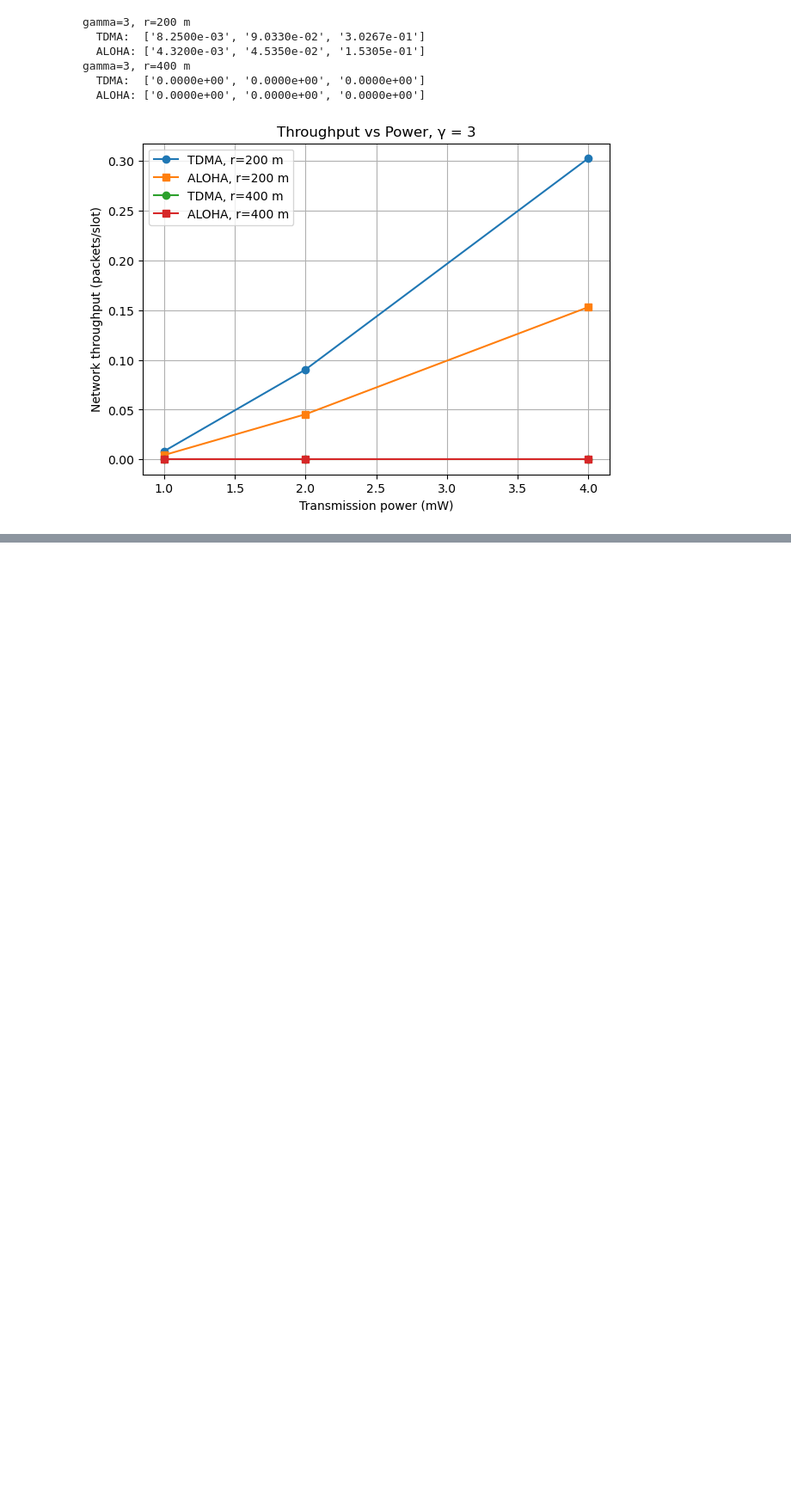
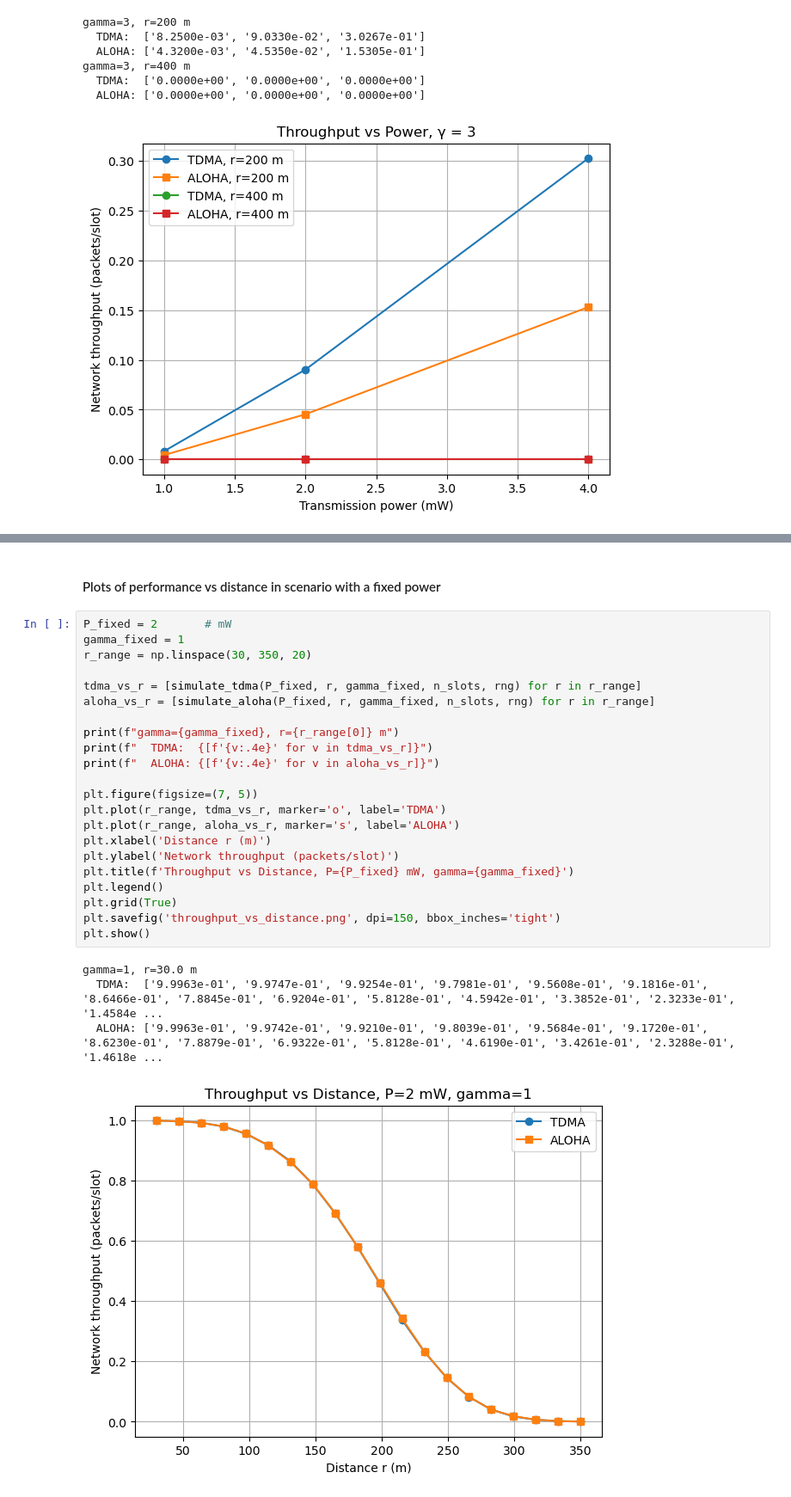
Before and after one commit to SofiaAngelaKnutas/TDDE58_lab, a Jupyter notebook: wireless_simulation.ipynb, the cells around one changed output, grey strips where cells are left out. Shown at 86% size. Cells and saved outputs as stored; diff of their text form; blank space fills up the shorter version.

```diff
--- a/wireless_simulation.ipynb
+++ b/wireless_simulation.ipynb
@@ -149 +147,30 @@ At r=400m: $r^{-4} = 400^{-4} \approx 3.91 \times 10^{-11}$
 Even at the highest tested power (P=4mW) the avarage slot isn't close to succeeding; a packet only gets through when the random channel gain h happens to be very much larger than usual. And because h is exponential with mean 1, the probability of drawing a value that large is unlikely and rare.
+# %% [markdown]
+#### Plots of performance vs distance in scenario with a fixed power
+# %%
+P_fixed = 2       # mW
+gamma_fixed = 1
+r_range = np.linspace(30, 350, 20)
+
+tdma_vs_r = [simulate_tdma(P_fixed, r, gamma_fixed, n_slots, rng) for r in r_range]
+aloha_vs_r = [simulate_aloha(P_fixed, r, gamma_fixed, n_slots, rng) for r in r_range]
+
+print(f"gamma={gamma_fixed}, r={r_range[0]} m")
+print(f"  TDMA:  {[f'{v:.4e}' for v in tdma_vs_r]}")
+print(f"  ALOHA: {[f'{v:.4e}' for v in aloha_vs_r]}")
+
+plt.figure(figsize=(7, 5))
+plt.plot(r_range, tdma_vs_r, marker='o', label='TDMA')
+plt.plot(r_range, aloha_vs_r, marker='s', label='ALOHA')
+plt.xlabel('Distance r (m)')
+plt.ylabel('Network throughput (packets/slot)')
+plt.title(f'Throughput vs Distance, P={P_fixed} mW, gamma={gamma_fixed}')
+plt.legend()
+plt.grid(True)
+plt.savefig('throughput_vs_distance.png', dpi=150, bbox_inches='tight')
+plt.show()
+# %% [output]
+gamma=1, r=30.0 m
+  TDMA:  ['9.9963e-01', '9.9747e-01', '9.9254e-01', '9.7981e-01', '9.5608e-01', '9.1816e-01', '8.6466e-01', '7.8845e-01', '6.9204e-01', '5.8128e-01', '4.5942e-01', '3.3852e-01', '2.3233e-01', '1.4584e ...
+  ALOHA: ['9.9963e-01', '9.9742e-01', '9.9210e-01', '9.8039e-01', '9.5684e-01', '9.1720e-01', '8.6230e-01', '7.8879e-01', '6.9322e-01', '5.8128e-01', '4.6190e-01', '3.4261e-01', '2.3288e-01', '1.4618e ...
+[figure, added]
```
Also changed, not shown: parts of 5 cells of this notebook, 2 other files.
